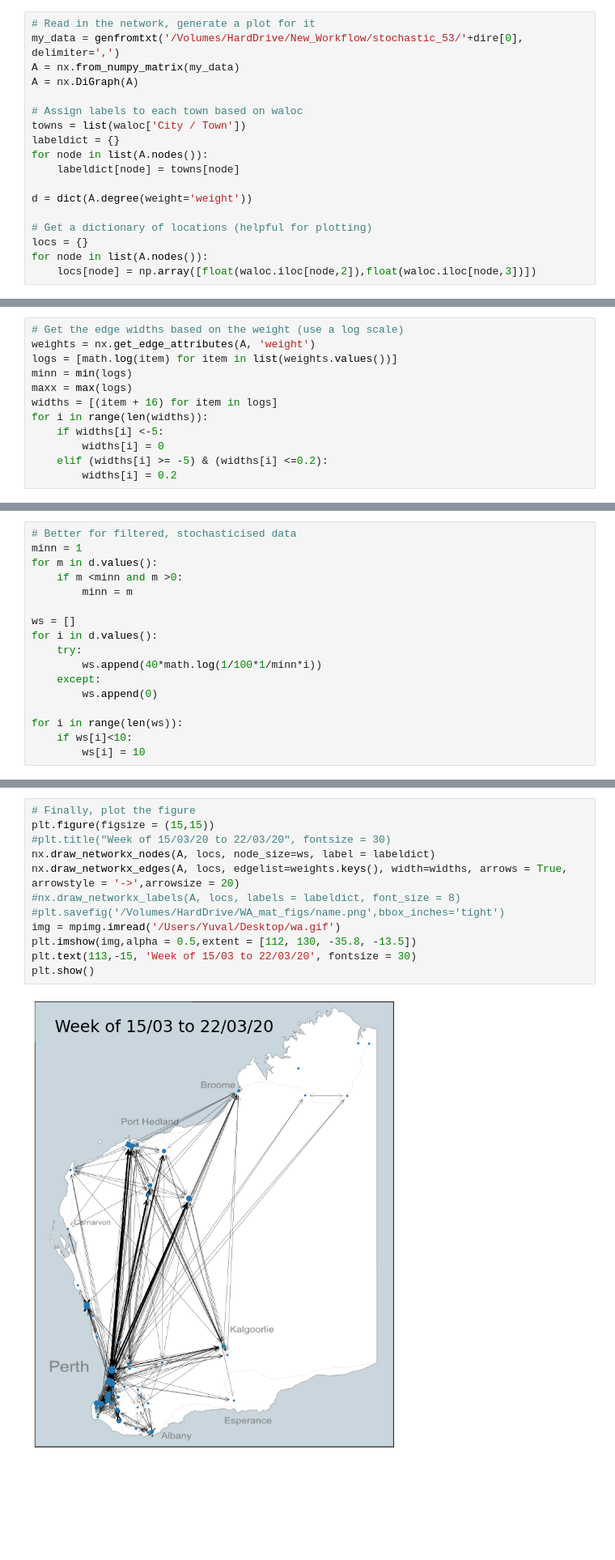
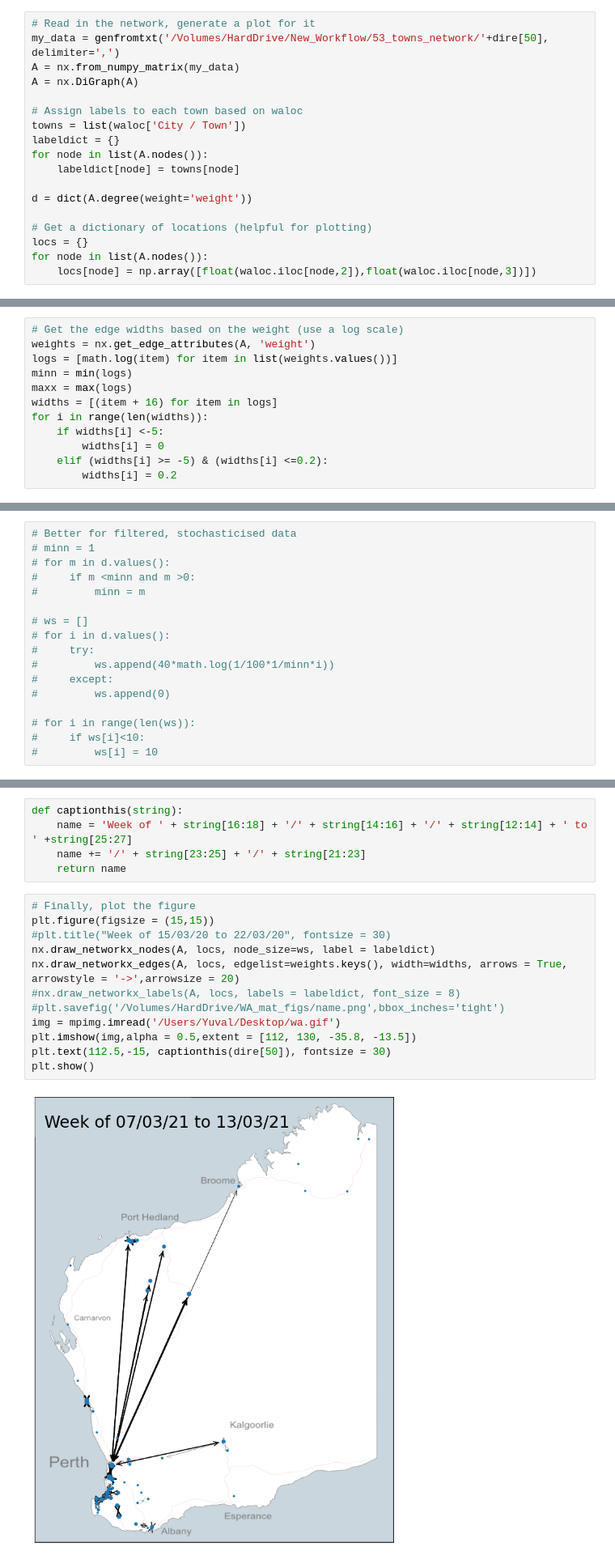
Before and after one commit to yuval-b/covid_thesis, a Jupyter notebook: 4. Generating network pictures.ipynb, the cells around one changed output, grey strips where cells are left out. Shown at 81% size. Saved outputs shown, nothing was run; the diff lists cells and outputs as text; blank space fills up the shorter version.

Commit message:
Fixing caption

```diff
--- a/4. Generating network pictures.ipynb
+++ b/4. Generating network pictures.ipynb
@@ -103,7 +103,7 @@ plt.legend()
 ## Just one plot
 # %%
 # Read in the network, generate a plot for it
-my_data = genfromtxt('/Volumes/HardDrive/New_Workflow/stochastic_53/'+dire[0], delimiter=',')
+my_data = genfromtxt('/Volumes/HardDrive/New_Workflow/53_towns_network/'+dire[50], delimiter=',')
 A = nx.from_numpy_matrix(my_data)
 A = nx.DiGraph(A)
 
@@ -168,20 +168,20 @@ for i in range(len(widths)):
 # %%
 # Better for filtered, stochasticised data
-minn = 1
-for m in d.values():
-    if m <minn and m >0:
-        minn = m
+# minn = 1
+# for m in d.values():
+#     if m <minn and m >0:
+#         minn = m
 
-ws = []
-for i in d.values():
-    try:
-        ws.append(40*math.log(1/100*1/minn*i))
-    except:
-        ws.append(0)
+# ws = []
+# for i in d.values():
+#     try:
+#         ws.append(40*math.log(1/100*1/minn*i))
+#     except:
+#         ws.append(0)
 
-for i in range(len(ws)):
-    if ws[i]<10:
-        ws[i] = 10
+# for i in range(len(ws)):
+#     if ws[i]<10:
+#         ws[i] = 10
 # %%
 plt.plot(ws)
 # %% [output]
@@ -195,17 +195,22 @@ plt.plot(d.values())
+# %%
+def captionthis(string):
+    name = 'Week of ' + string[16:18] + '/' + string[14:16] + '/' + string[12:14] + ' to ' +string[25:27]
+    name += '/' + string[23:25] + '/' + string[21:23]
+    return name
 # %%
 # Finally, plot the figure
 plt.figure(figsize = (15,15))
 #plt.title("Week of 15/03/20 to 22/03/20", fontsize = 30)
 nx.draw_networkx_nodes(A, locs, node_size=ws, label = labeldict)
 nx.draw_networkx_edges(A, locs, edgelist=weights.keys(), width=widths, arrows = True, arrowstyle = '->',arrowsize = 20)
 #nx.draw_networkx_labels(A, locs, labels = labeldict, font_size = 8)
 #plt.savefig('/Volumes/HardDrive/WA_mat_figs/name.png',bbox_inches='tight')
 img = mpimg.imread('/Users/Yuval/Desktop/wa.gif')
 plt.imshow(img,alpha = 0.5,extent = [112, 130, -35.8, -13.5])
-plt.text(113,-15, 'Week of 15/03 to 22/03/20', fontsize = 30)
+plt.text(112.5,-15, captionthis(dire[50]), fontsize = 30)
 plt.show()
 # %% [output]
-[figure, old version]
+[figure, new version]
 # %% [markdown]
 ## for loop for multiple plots
 # %%
```
Also changed, not shown: parts of 3 cells of this notebook.
